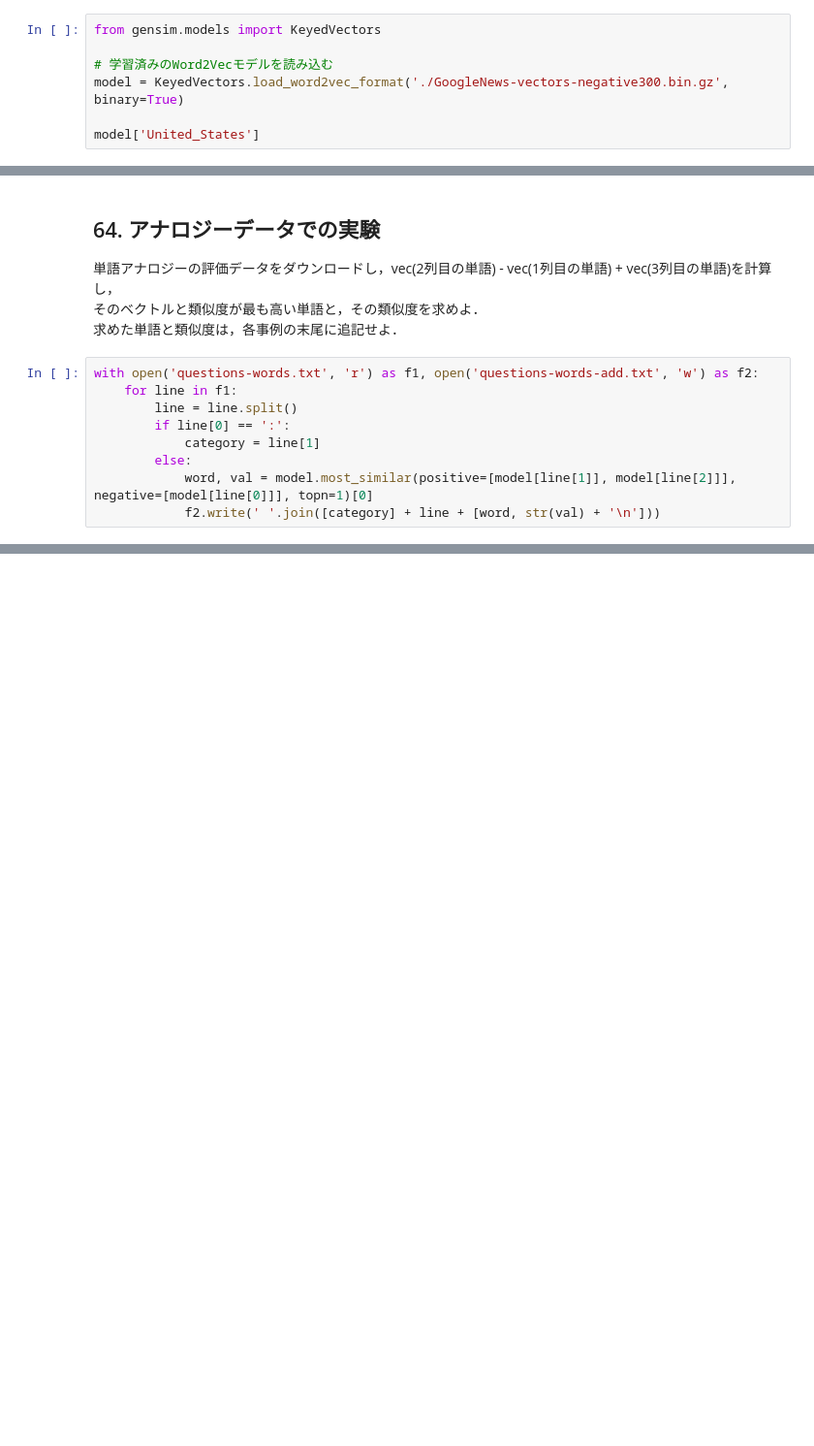
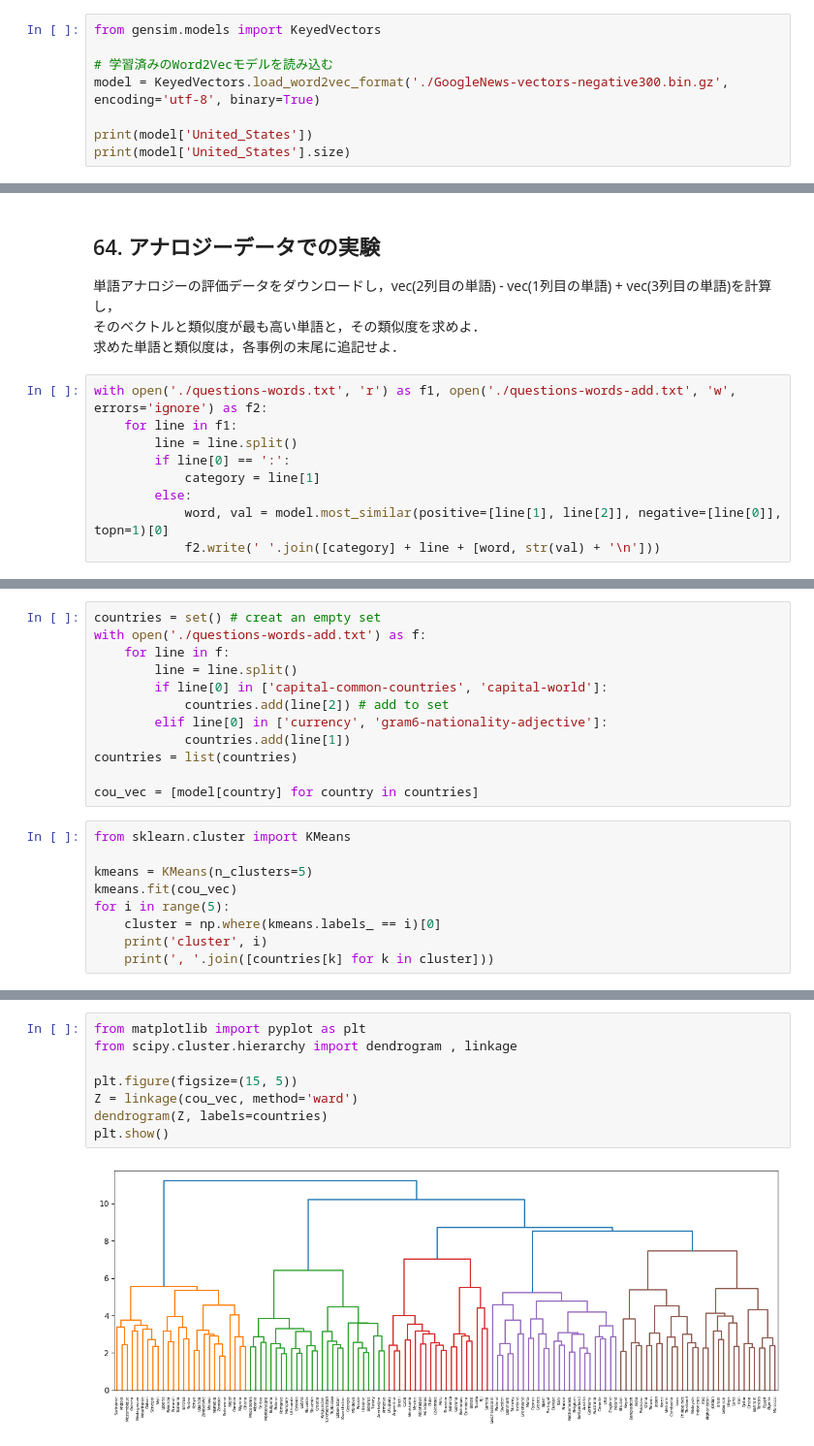
Before and after one commit to m0chi1216/hlab2023-nlp100, a Jupyter notebook: chapter7/answer.ipynb, the cells around one changed output, grey strips where cells are left out. Shown at 97% size. Drawn from its saved outputs; the diff is of its cells as text; blank space fills up the shorter version.

```diff
--- a/chapter7/answer.ipynb
+++ b/chapter7/answer.ipynb
@@ -8,7 +8,8 @@ Google Newsデータセット（約1,000億単語）での学習済み単語ベ
 from gensim.models import KeyedVectors
 
 # 学習済みのWord2Vecモデルを読み込む
-model = KeyedVectors.load_word2vec_format('./GoogleNews-vectors-negative300.bin.gz', binary=True)
+model = KeyedVectors.load_word2vec_format('./GoogleNews-vectors-negative300.bin.gz', encoding='utf-8', binary=True)
 
-model['United_States']
+print(model['United_States'])
+print(model['United_States'].size)
 # %% [output]
@@ -89,11 +89,11 @@ model.most_similar(positive=['Spain', 'Athens'], negative=['Madird'], topn=10)
 ## 64. アナロジーデータでの実験
 単語アナロジーの評価データをダウンロードし，vec(2列目の単語) - vec(1列目の単語) + vec(3列目の単語)を計算し，<br>そのベクトルと類似度が最も高い単語と，その類似度を求めよ．<br>求めた単語と類似度は，各事例の末尾に追記せよ．
 # %%
-with open('questions-words.txt', 'r') as f1, open('questions-words-add.txt', 'w') as f2:
+with open('./questions-words.txt', 'r') as f1, open('./questions-words-add.txt', 'w', errors='ignore') as f2:
     for line in f1:
         line = line.split()
         if line[0] == ':':
             category = line[1]
         else:
-            word, val = model.most_similar(positive=[model[line[1]], model[line[2]]], negative=[model[line[0]]], topn=1)[0]
+            word, val = model.most_similar(positive=[line[1], line[2]], negative=[line[0]], topn=1)[0]
             f2.write(' '.join([category] + line + [word, str(val) + '\n']))
@@ -99,0 +165,21 @@ with open('questions-words.txt', 'r') as f1, open('questions-words-add.txt', 'w'
+# %%
+countries = set() # creat an empty set
+with open('./questions-words-add.txt') as f:
+    for line in f:
+        line = line.split()
+        if line[0] in ['capital-common-countries', 'capital-world']:
+            countries.add(line[2]) # add to set
+        elif line[0] in ['currency', 'gram6-nationality-adjective']:
+            countries.add(line[1])
+countries = list(countries)
+
+cou_vec = [model[country] for country in countries]
+# %%
+from sklearn.cluster import KMeans
+
+kmeans = KMeans(n_clusters=5)
+kmeans.fit(cou_vec)
+for i in range(5):
+    cluster = np.where(kmeans.labels_ == i)[0]
+    print('cluster', i)
+    print(', '.join([countries[k] for k in cluster]))
@@ -99,0 +200,10 @@ with open('questions-words.txt', 'r') as f1, open('questions-words-add.txt', 'w'
+# %%
+from matplotlib import pyplot as plt
+from scipy.cluster.hierarchy import dendrogram , linkage
+
+plt.figure(figsize=(15, 5))
+Z = linkage(cou_vec, method='ward')
+dendrogram(Z, labels=countries)
+plt.show()
+# %% [output]
+[figure, added]
```
Also changed, not shown: parts of 13 cells of this notebook.
